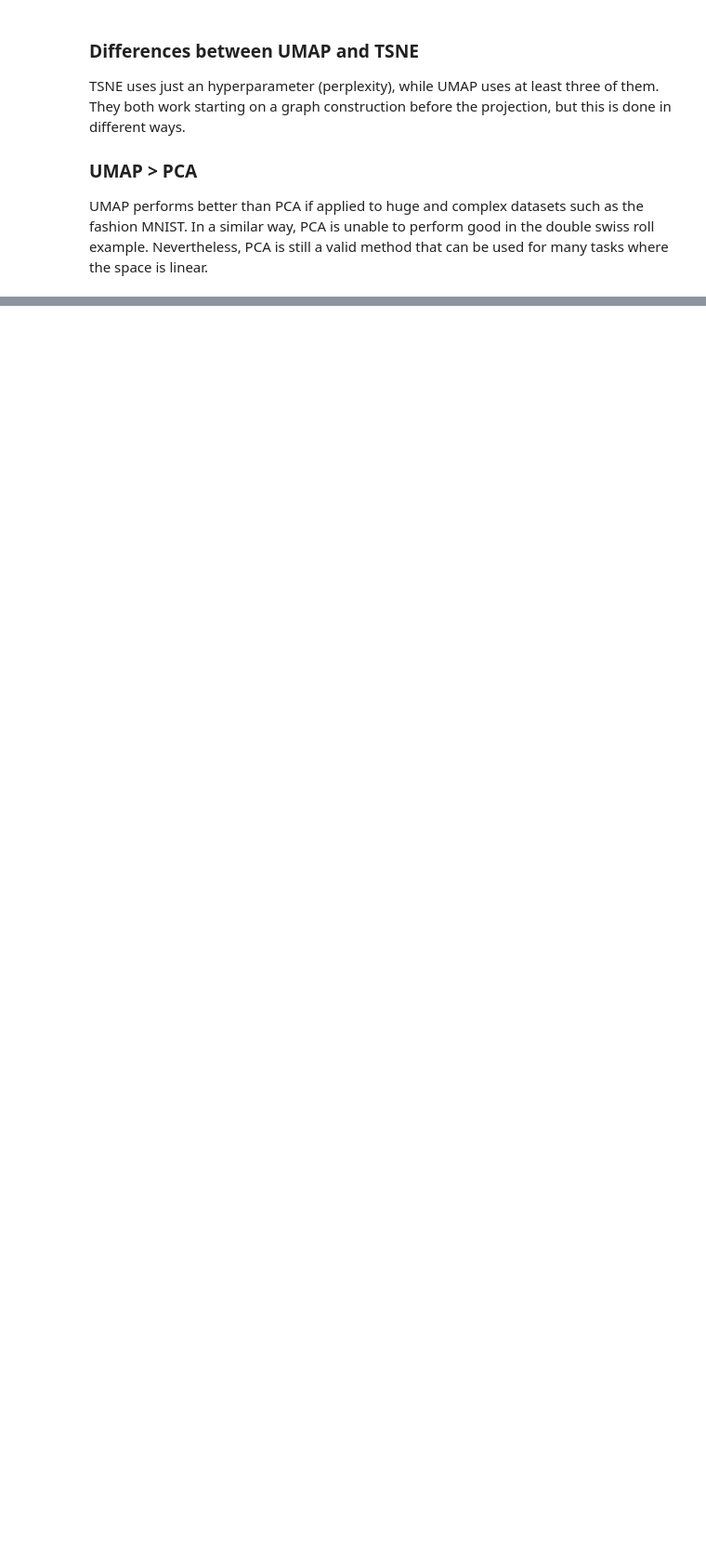
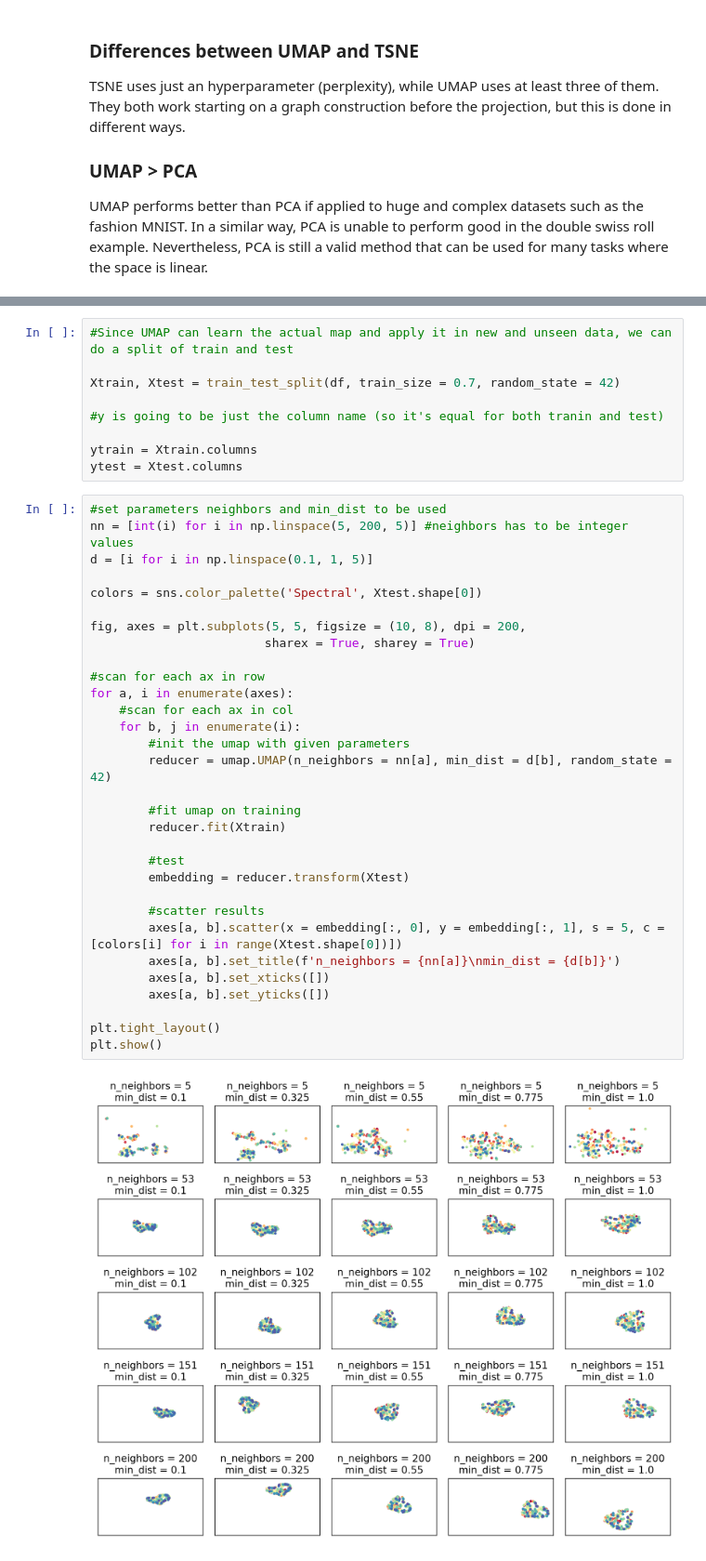
Before and after one commit to leoventuroso/data-viz, a Jupyter notebook: Dimensionality Reduction.ipynb, the cells around one changed output, grey strips where cells are left out. Shown at 93% size. Saved outputs shown, nothing was run; the diff lists cells and outputs as text; blank space fills up the shorter version.

```diff
--- a/Dimensionality Reduction.ipynb
+++ b/Dimensionality Reduction.ipynb
@@ -714,0 +735,42 @@ df = pd.read_csv('https://drive.google.com/uc?export=download&id=102QNExepMMTOuI
+# %%
+#Since UMAP can learn the actual map and apply it in new and unseen data, we can do a split of train and test
+
+Xtrain, Xtest = train_test_split(df, train_size = 0.7, random_state = 42)
+
+#y is going to be just the column name (so it's equal for both tranin and test)
+
+ytrain = Xtrain.columns
+ytest = Xtest.columns
+# %%
+#set parameters neighbors and min_dist to be used
+nn = [int(i) for i in np.linspace(5, 200, 5)] #neighbors has to be integer values
+d = [i for i in np.linspace(0.1, 1, 5)]
+
+colors = sns.color_palette('Spectral', Xtest.shape[0])
+
+fig, axes = plt.subplots(5, 5, figsize = (10, 8), dpi = 200,
+                        sharex = True, sharey = True)
+
+#scan for each ax in row
+for a, i in enumerate(axes):
+    #scan for each ax in col
+    for b, j in enumerate(i):
+        #init the umap with given parameters
+        reducer = umap.UMAP(n_neighbors = nn[a], min_dist = d[b], random_state = 42)
+
+        #fit umap on training
+        reducer.fit(Xtrain)
+
+        #test
+        embedding = reducer.transform(Xtest)
+
+        #scatter results
+        axes[a, b].scatter(x = embedding[:, 0], y = embedding[:, 1], s = 5, c = [colors[i] for i in range(Xtest.shape[0])])
+        axes[a, b].set_title(f'n_neighbors = {nn[a]}\nmin_dist = {d[b]}')
+        axes[a, b].set_xticks([])
+        axes[a, b].set_yticks([])
+
+plt.tight_layout()
+plt.show()
+# %% [output]
+[figure, added]
```
Also changed, not shown: parts of 13 cells of this notebook.
